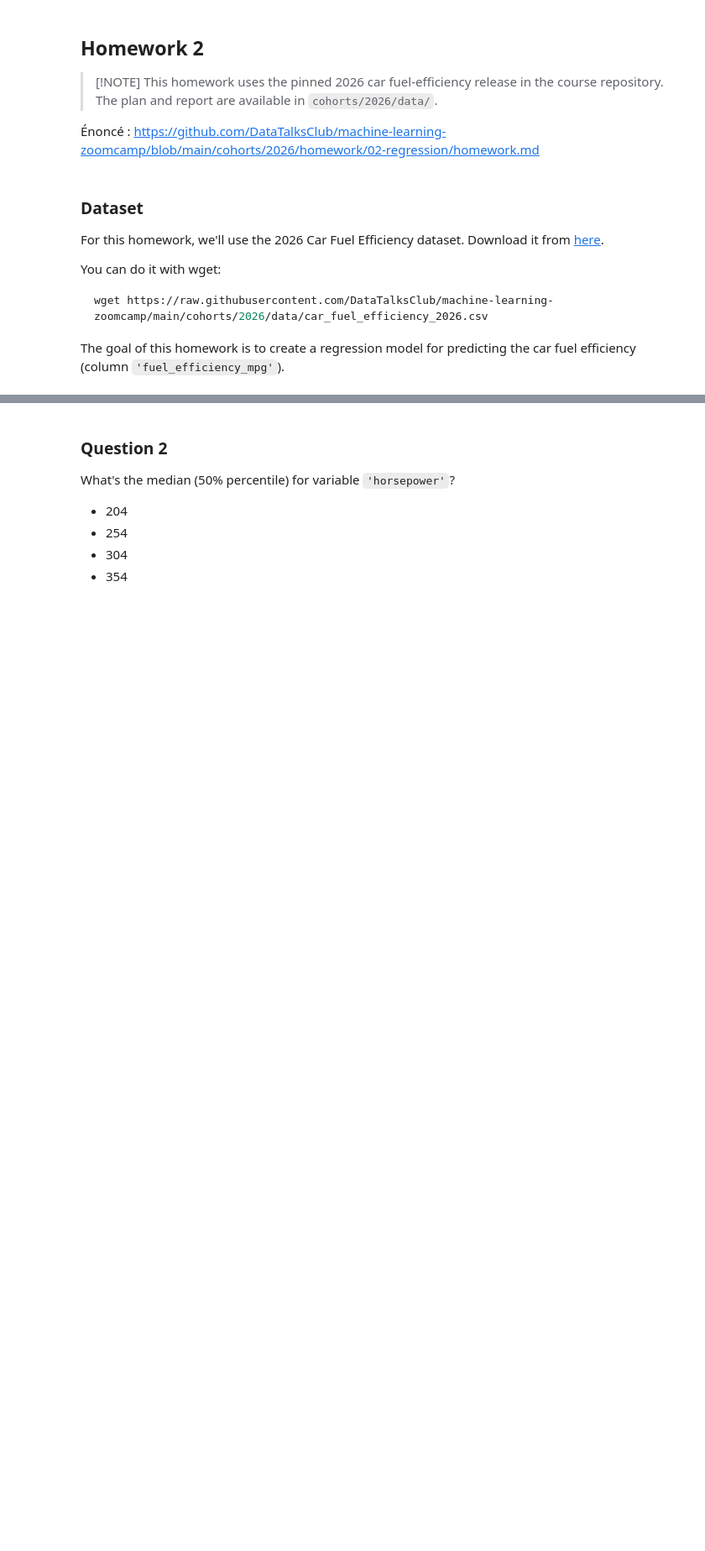
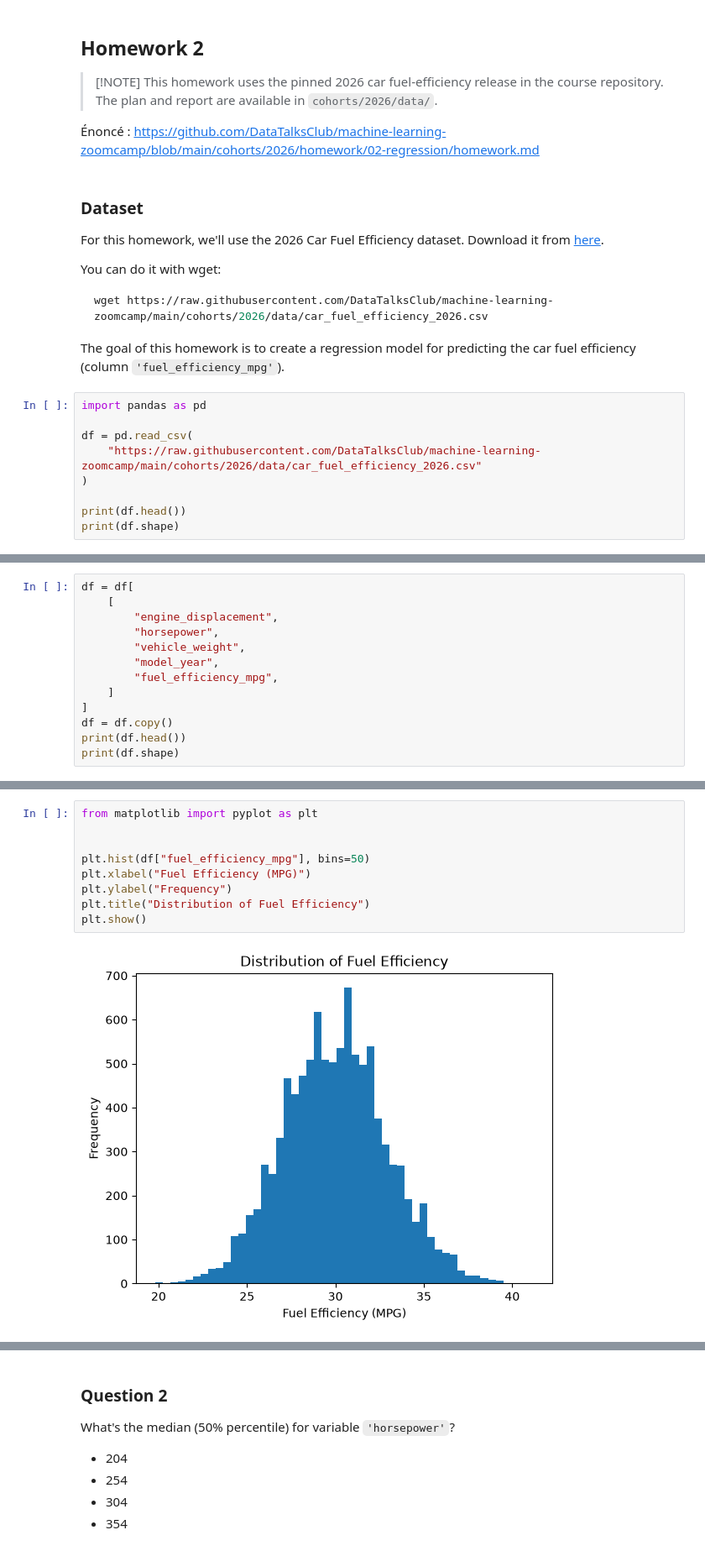
Before and after one commit to floneema69/ml-zoomcamp, a Jupyter notebook: 02-regression/homework.ipynb, the cells around one changed output, grey strips where cells are left out. Shown at 84% size. Saved outputs shown, nothing was run; the diff lists cells and outputs as text; blank space fills up the shorter version.

````diff
--- a/02-regression/homework.ipynb
+++ b/02-regression/homework.ipynb
@@ -17,3 +18,12 @@ wget https://raw.githubusercontent.com/DataTalksClub/machine-learning-zoomcamp/m
 ```
 
 The goal of this homework is to create a regression model for predicting the car fuel efficiency (column `'fuel_efficiency_mpg'`).
+# %%
+import pandas as pd
+
+df = pd.read_csv(
+    "https://raw.githubusercontent.com/DataTalksClub/machine-learning-zoomcamp/main/cohorts/2026/data/car_fuel_efficiency_2026.csv"
+)
+
+print(df.head())
+print(df.shape)
@@ -29,0 +58,13 @@ Use only the following columns:
+# %%
+df = df[
+    [
+        "engine_displacement",
+        "horsepower",
+        "vehicle_weight",
+        "model_year",
+        "fuel_efficiency_mpg",
+    ]
+]
+df = df.copy()
+print(df.head())
+print(df.shape)
@@ -34,3 +90,14 @@ Use only the following columns:
+# %%
+from matplotlib import pyplot as plt
+
+
+plt.hist(df["fuel_efficiency_mpg"], bins=50)
+plt.xlabel("Fuel Efficiency (MPG)")
+plt.ylabel("Frequency")
+plt.title("Distribution of Fuel Efficiency")
+plt.show()
+# %% [output]
+[figure, added]
 # %% [markdown]
 ### Question 1
 
````
Also changed, not shown: parts of 24 cells of this notebook.
